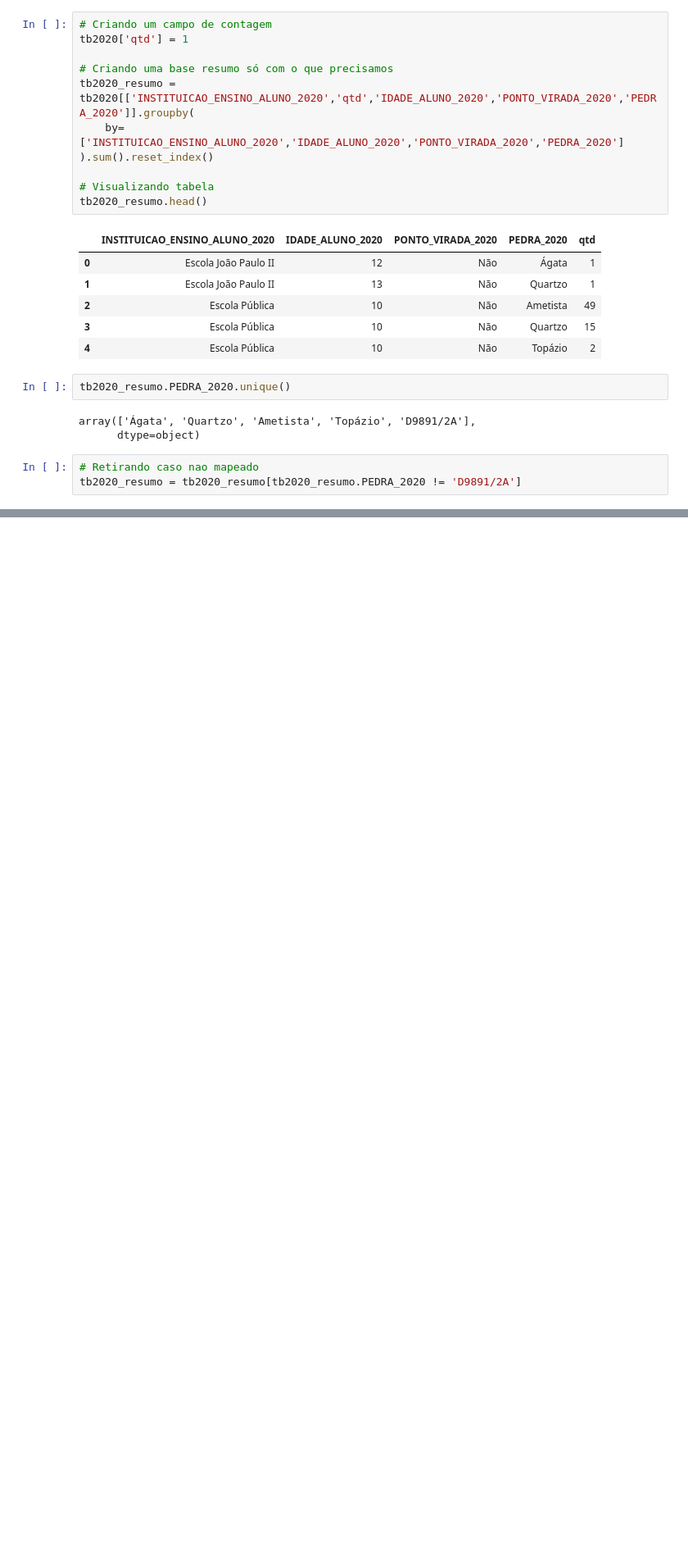
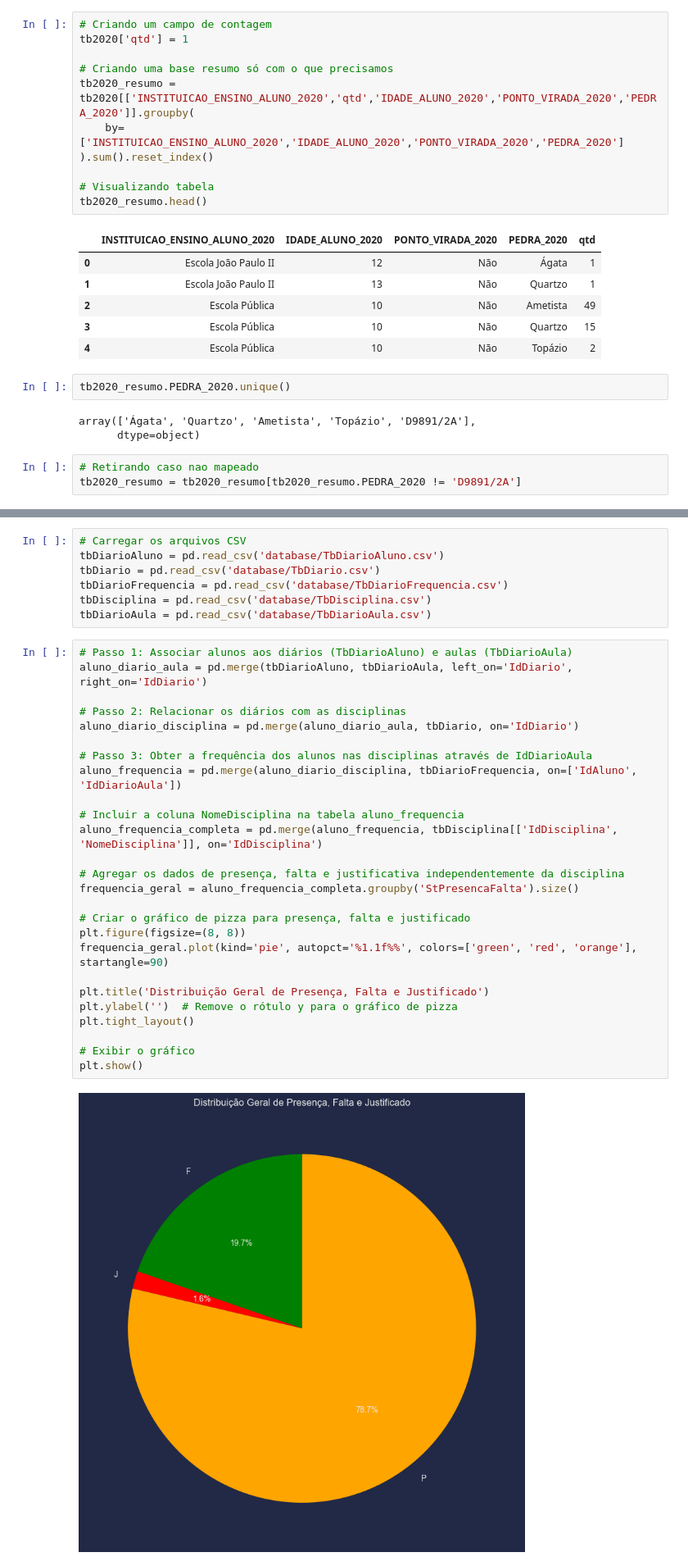
Before and after one commit to tulipia/passos-magicos, a Jupyter notebook: index_v2.ipynb, the cells around one changed output, grey strips where cells are left out. Shown at 82% size. Drawn from its saved outputs; the diff is of its cells as text; blank space fills up the shorter version.

Commit message:
Ajustando arquivos

```diff
--- a/index_v2.ipynb
+++ b/index_v2.ipynb
@@ -586,0 +589,35 @@ tb2020_resumo.to_csv(r'bases_finais/tb2020_resumo.csv', index=False)
+# %%
+# Carregar os arquivos CSV
+tbDiarioAluno = pd.read_csv('database/TbDiarioAluno.csv')
+tbDiario = pd.read_csv('database/TbDiario.csv')
+tbDiarioFrequencia = pd.read_csv('database/TbDiarioFrequencia.csv')
+tbDisciplina = pd.read_csv('database/TbDisciplina.csv')
+tbDiarioAula = pd.read_csv('database/TbDiarioAula.csv')
+# %%
+# Passo 1: Associar alunos aos diários (TbDiarioAluno) e aulas (TbDiarioAula)
+aluno_diario_aula = pd.merge(tbDiarioAluno, tbDiarioAula, left_on='IdDiario', right_on='IdDiario')
+
+# Passo 2: Relacionar os diários com as disciplinas
+aluno_diario_disciplina = pd.merge(aluno_diario_aula, tbDiario, on='IdDiario')
+
+# Passo 3: Obter a frequência dos alunos nas disciplinas através de IdDiarioAula
+aluno_frequencia = pd.merge(aluno_diario_disciplina, tbDiarioFrequencia, on=['IdAluno', 'IdDiarioAula'])
+
+# Incluir a coluna NomeDisciplina na tabela aluno_frequencia
+aluno_frequencia_completa = pd.merge(aluno_frequencia, tbDisciplina[['IdDisciplina', 'NomeDisciplina']], on='IdDisciplina')
+
+# Agregar os dados de presença, falta e justificativa independentemente da disciplina
+frequencia_geral = aluno_frequencia_completa.groupby('StPresencaFalta').size()
+
+# Criar o gráfico de pizza para presença, falta e justificado
+plt.figure(figsize=(8, 8))
+frequencia_geral.plot(kind='pie', autopct='%1.1f%%', colors=['green', 'red', 'orange'], startangle=90)
+
+plt.title('Distribuição Geral de Presença, Falta e Justificado')
+plt.ylabel('')  # Remove o rótulo y para o gráfico de pizza
+plt.tight_layout()
+
+# Exibir o gráfico
+plt.show()
+# %% [output]
+[figure, added]
```
Also changed, not shown: parts of 25 cells of this notebook, 2 other files.
